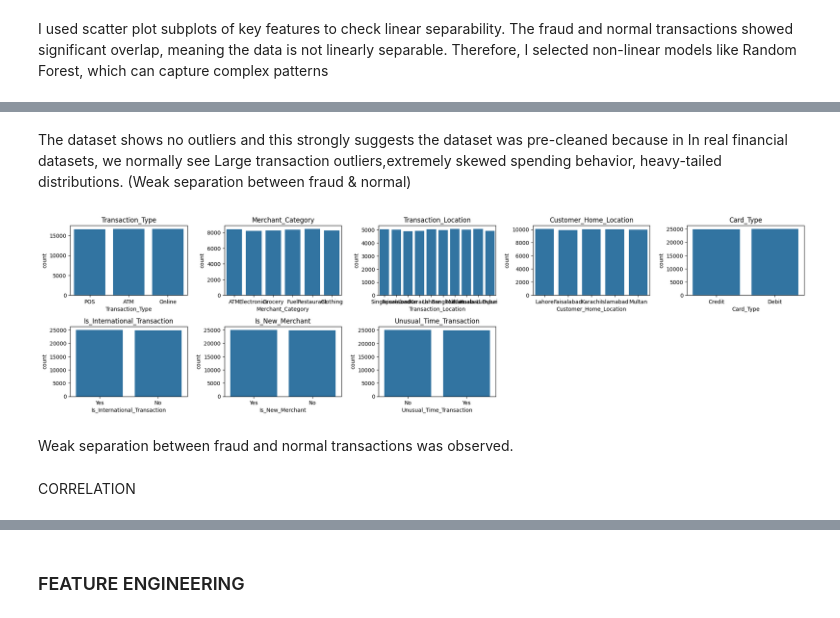
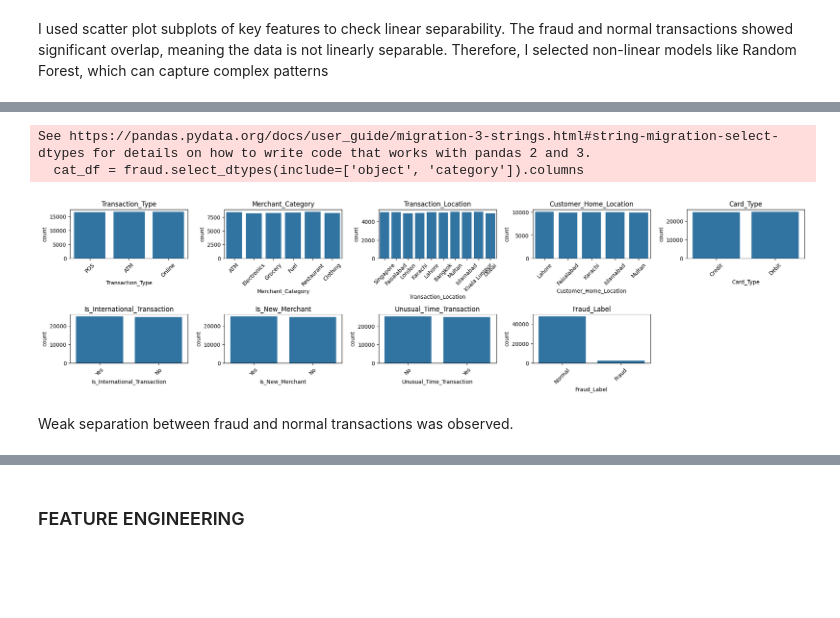
Before and after one commit to MercyMburu/Capstone_Project_ML1, a Jupyter notebook: fraud_detection.ipynb, the cells around one changed output, grey strips where cells are left out. Saved outputs shown, nothing was run; the diff lists cells and outputs as text; code cells hidden in the pictures; blank space fills up the shorter version.

```diff
--- a/fraud_detection.ipynb
+++ b/fraud_detection.ipynb
@@ -104,0 +200,4 @@ LINEAR SEPARABILITY
+# %%
+#concat the numerical and categorical dfs to one
+data=pd.concat([cat_df,num_df], axis=1)
+data.head()
@@ -104,0 +223,9 @@ LINEAR SEPARABILITY
+# %%
+
+fig = plt.figure(figsize=(22,20))
+for i in range(len(num_data.columns)):
+    ax=fig.add_subplot(9, 5, i+1)
+    sns.boxplot(x=num_data.iloc[:, i],ax=ax)
+    ax.set_title(num_data.columns[i])
+plt.tight_layout()
+plt.show()
@@ -127,9 +296,9 @@ for i in range(len(features)):
         plt.subplot(3, 4, plot_num)
 
         sns.scatterplot(
-            x=fraud[features[i]],
-            y=fraud[features[j]],
-            hue=fraud['Fraud_Label'],
+            x=data[features[i]],
+            y=data[features[j]],
+            hue=data['Fraud_Label'],
             alpha=0.5
         )
 
@@ -156,10 +316,0 @@ See https://pandas.pydata.org/docs/user_guide/migration-3-strings.html#string-mi
-# %%
-fig = plt.figure(figsize=(22,20))
-
-for i in range(len(num_cols)):
-    ax = fig.add_subplot(9, 5, i+1)
-    sns.boxplot(x=X[num_cols].iloc[:, i], ax=ax)
-    ax.set_title(num_cols[i])
-
-plt.tight_layout()
-plt.show()
@@ -168,19 +317,19 @@ plt.show()
-# %% [markdown]
-The dataset shows no outliers and this strongly suggests the dataset was pre-cleaned because in In real financial datasets, we normally see Large transaction outliers,extremely skewed spending behavior, heavy-tailed distributions.
-(Weak separation between fraud & normal)
 # %%
 fig = plt.figure(figsize=(20,18))
 
-for i in range(len(cat_cols)):
+cat_df = fraud.select_dtypes(include=['object', 'category']).columns
+
+for i in range(len(cat_df)):
     ax = fig.add_subplot(7, 5, i+1)
-    sns.countplot(x=X[cat_cols].iloc[:, i], ax=ax)
-    ax.set_title(cat_cols[i])
+    sns.countplot(x=fraud[cat_df[i]], ax=ax)
+    ax.set_title(cat_df[i])
+    ax.tick_params(axis='x', rotation=45)
 
 plt.tight_layout()
 plt.show()
 # %% [output]
+See https://pandas.pydata.org/docs/user_guide/migration-3-strings.html#string-migration-select-dtypes for details on how to write code that works with pandas 2 and 3.
+  cat_df = fraud.select_dtypes(include=['object', 'category']).columns
-[figure, old version]
+[figure, new version]
 # %% [markdown]
 Weak separation between fraud and normal transactions was observed.
-# %% [markdown]
-CORRELATION
```
Also changed, not shown: parts of 82 cells of this notebook, 1 other file.
